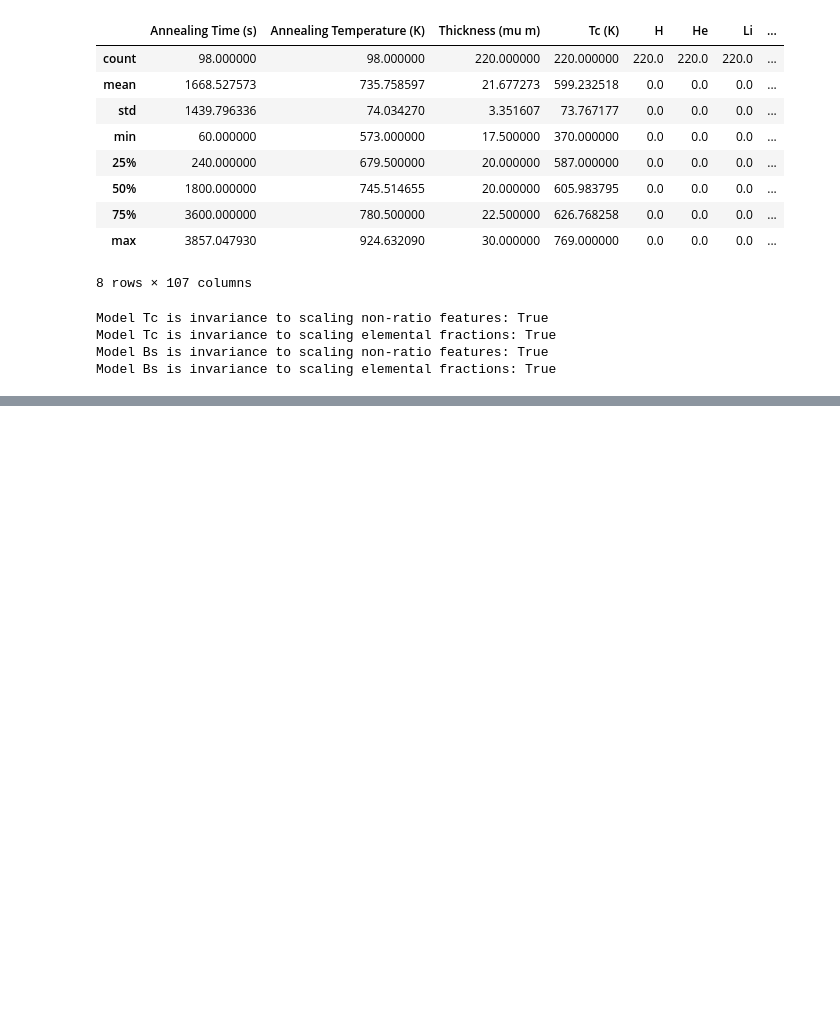
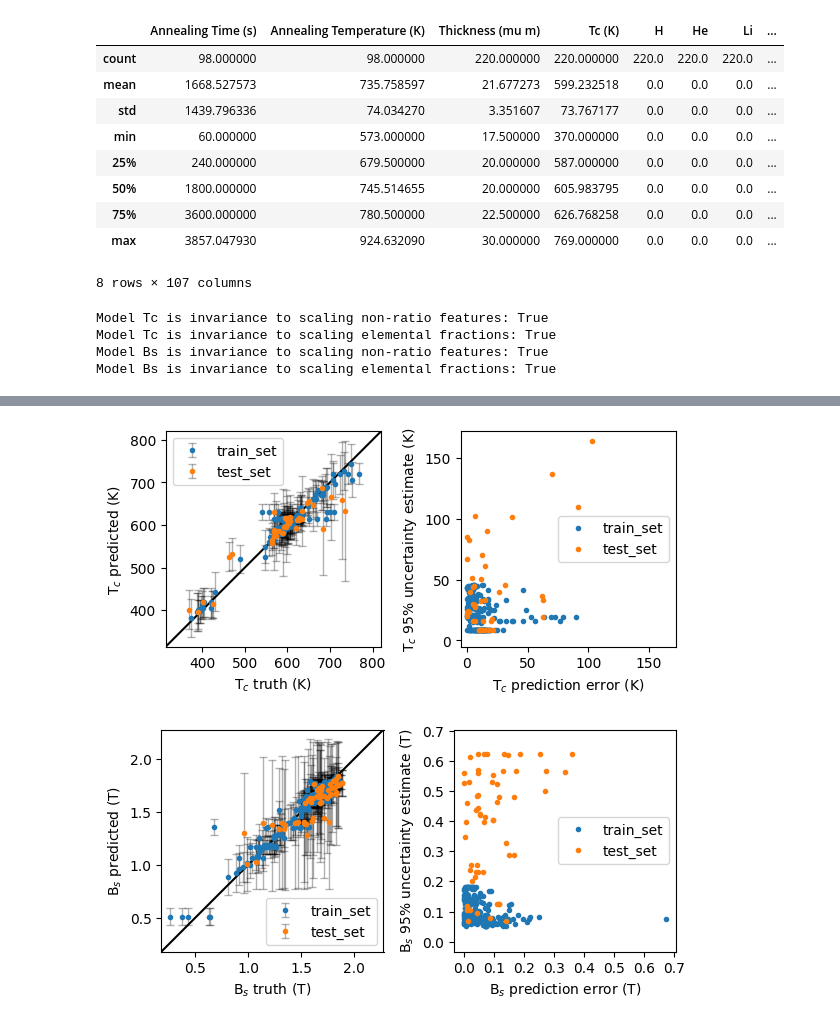
Before and after one commit to jingsk/Fe_alloy_GPR, a Jupyter notebook: fit_GP.ipynb, the cells around one changed output, grey strips where cells are left out. Drawn from its saved outputs; the diff is of its cells as text; code cells hidden in the pictures; blank space fills up the shorter version.

```diff
--- a/fit_GP.ipynb
+++ b/fit_GP.ipynb
@@ -160,0 +158,6 @@ test RMSE = 0.119
+# %%
+for surrogate_model in [Tc_surrogate, Bs_surrogate]:
+    surrogate_model.plot_train_test_fit()
+# %% [output]
+[figure, added]
+[figure, added]
```
Also changed, not shown: parts of 1 cell of this notebook, 2 other files.
